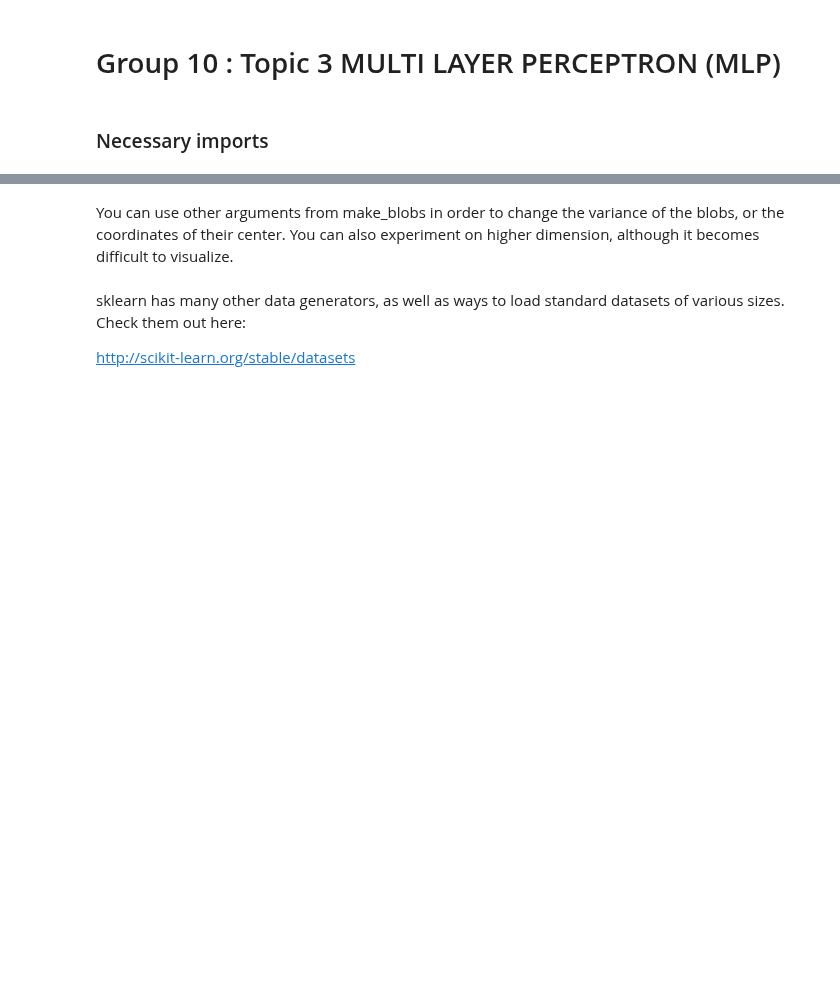
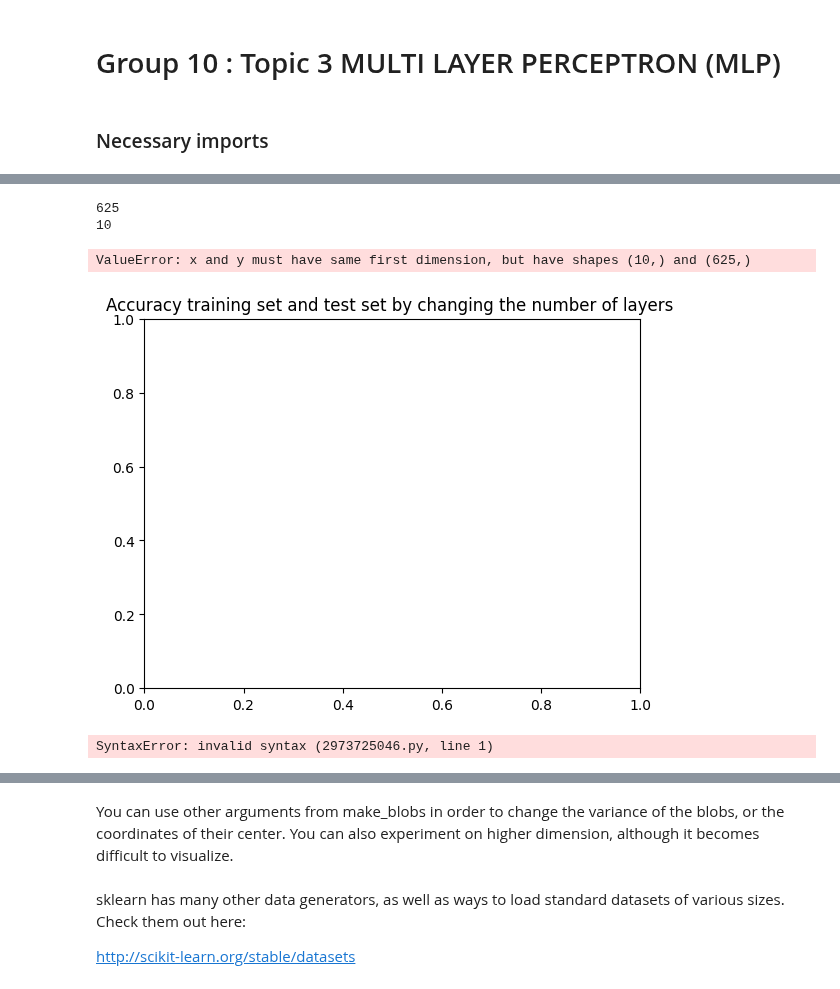
Before and after one commit to Gregsai/introduction-to-ai, a Jupyter notebook: session2/lab/Lab_2_Multi_Layer_Perceptron.ipynb, the cells around one changed output, grey strips where cells are left out. Drawn from its saved outputs; the diff is of its cells as text; code cells hidden in the pictures; blank space fills up the shorter version.

```diff
--- a/session2/lab/Lab_2_Multi_Layer_Perceptron.ipynb
+++ b/session2/lab/Lab_2_Multi_Layer_Perceptron.ipynb
@@ -66,0 +69,2 @@ plt.show()
+# %%
+x_train, x_test, y_train, y_test = train_test_split(x, y, test_size=0.2, random_state=0)
@@ -66,0 +145,72 @@ plt.show()
+# %%
+print(len(val_test))
+print(len(val_k))
+plt.title("Accuracy training set and test set by changing the number of layers ")
+plt.plot(val_k, val_test,'o-', label='test set')
+plt.plot(val_k,val_train,'o-', label='training set')
+plt.xscale('log')
+plt.xlabel('the number of layers ')
+plt.ylabel('Accuracy  training set and test set')
+plt.legend()
+plt.show()
+# %% [output]
+625
+10
+ValueError: x and y must have same first dimension, but have shapes (10,) and (625,)
+[figure, added]
+# %%
+val_test_long=np.array([0.605 0.77  0.88  0.89  0.93  0.935 0.945 0.945 0.92  0.94  0.95  0.945
+ 0.95  0.945 0.945 0.94  0.95  0.945 0.945 0.945 0.945 0.94  0.945 0.94
+ 0.945 0.205 0.855 0.875 0.945 0.95  0.95  0.945 0.95  0.945 0.945 0.95
+ 0.945 0.95  0.955 0.945 0.945 0.94  0.95  0.945 0.945 0.95  0.945 0.945
+ 0.945 0.945 0.38  0.855 0.95  0.96  0.945 0.95  0.95  0.945 0.94  0.95
+ 0.95  0.93  0.95  0.945 0.94  0.935 0.945 0.94  0.94  0.95  0.94  0.935
+ 0.93  0.94  0.94  0.18  0.21  0.915 0.855 0.945 0.95  0.935 0.94  0.93
+ 0.935 0.94  0.945 0.94  0.935 0.935 0.935 0.935 0.945 0.945 0.935 0.925
+ 0.945 0.93  0.945 0.935 0.205 0.21  0.88  0.18  0.94  0.94  0.93  0.94
+ 0.94  0.945 0.94  0.94  0.94  0.935 0.94  0.935 0.945 0.92  0.94  0.945
+ 0.935 0.94  0.935 0.935 0.925 0.175 0.175 0.89  0.9   0.945 0.945 0.935
+ 0.945 0.95  0.935 0.935 0.945 0.935 0.935 0.93  0.94  0.955 0.94  0.94
+ 0.925 0.94  0.94  0.945 0.935 0.93  0.175 0.18  0.945 0.88  0.945 0.915
+ 0.945 0.93  0.935 0.93  0.94  0.945 0.945 0.945 0.945 0.94  0.93  0.94
+ 0.935 0.94  0.93  0.95  0.935 0.925 0.93  0.21  0.205 0.61  0.88  0.945
+ 0.925 0.935 0.945 0.935 0.945 0.935 0.94  0.925 0.94  0.94  0.94  0.94
+ 0.95  0.93  0.94  0.945 0.93  0.925 0.94  0.95  0.21  0.175 0.935 0.175
+ 0.935 0.93  0.95  0.94  0.94  0.945 0.935 0.935 0.945 0.935 0.935 0.935
+ 0.945 0.935 0.925 0.93  0.95  0.93  0.93  0.93  0.935 0.18  0.18  0.905
+ 0.405 0.93  0.92  0.925 0.93  0.92  0.935 0.91  0.93  0.945 0.945 0.925
+ 0.935 0.935 0.93  0.935 0.91  0.935 0.94  0.93  0.91  0.93  0.175 0.175
+ 0.89  0.175 0.935 0.94  0.925 0.86  0.93  0.81  0.94  0.93  0.905 0.94
+ 0.95  0.935 0.955 0.93  0.915 0.93  0.925 0.945 0.93  0.93  0.93  0.18
+ 0.18  0.83  0.405 0.6   0.9   0.935 0.91  0.93  0.87  0.935 0.95  0.93
+ 0.935 0.935 0.94  0.945 0.93  0.935 0.925 0.945 0.925 0.895 0.8   0.94
+ 0.18  0.21  0.18  0.6   0.81  0.915 0.915 0.935 0.945 0.93  0.9   0.94
+ 0.915 0.875 0.93  0.945 0.49  0.935 0.925 0.935 0.93  0.94  0.87  0.94
+ 0.94  0.21  0.18  0.18  0.945 0.935 0.83  0.92  0.935 0.935 0.895 0.935
+ 0.925 0.925 0.925 0.865 0.9   0.925 0.87  0.925 0.94  0.94  0.935 0.925
+ 0.935 0.935 0.21  0.23  0.18  0.405 0.82  0.94  0.92  0.93  0.585 0.91
+ 0.935 0.865 0.845 0.94  0.915 0.915 0.92  0.93  0.93  0.935 0.93  0.93
+ 0.92  0.92  0.92  0.175 0.175 0.175 0.88  0.175 0.9   0.915 0.925 0.945
+ 0.935 0.935 0.93  0.935 0.93  0.905 0.64  0.93  0.84  0.93  0.94  0.89
+ 0.945 0.935 0.945 0.925 0.205 0.175 0.175 0.175 0.18  0.405 0.925 0.93
+ 0.175 0.935 0.86  0.915 0.175 0.76  0.825 0.935 0.925 0.945 0.875 0.915
+ 0.935 0.845 0.945 0.94  0.875 0.18  0.205 0.175 0.205 0.205 0.175 0.79
+ 0.935 0.175 0.175 0.865 0.91  0.88  0.935 0.89  0.175 0.93  0.93  0.925
+ 0.175 0.94  0.94  0.925 0.935 0.93  0.175 0.18  0.18  0.175 0.21  0.18
+ 0.745 0.175 0.175 0.18  0.92  0.175 0.905 0.91  0.405 0.175 0.93  0.925
+ 0.175 0.35  0.915 0.94  0.925 0.92  0.18  0.18  0.175 0.205 0.18  0.175
+ 0.175 0.18  0.175 0.175 0.175 0.175 0.93  0.175 0.18  0.18  0.175 0.175
+ 0.625 0.92  0.18  0.76  0.175 0.175 0.935 0.175 0.205 0.175 0.21  0.175
+ 0.175 0.175 0.175 0.175 0.175 0.175 0.175 0.405 0.18  0.69  0.175 0.175
+ 0.18  0.175 0.18  0.18  0.175 0.175 0.18  0.18  0.175 0.205 0.23  0.18
+ 0.175 0.175 0.21  0.175 0.175 0.175 0.175 0.175 0.175 0.175 0.18  0.18
+ 0.175 0.175 0.175 0.175 0.175 0.175 0.175 0.175 0.175 0.18  0.21  0.21
+ 0.175 0.175 0.175 0.175 0.175 0.175 0.175 0.18  0.18  0.18  0.175 0.175
+ 0.175 0.18  0.18  0.175 0.175 0.18  0.175 0.175 0.175 0.175 0.175 0.175
+ 0.175 0.175 0.18  0.175 0.175 0.18  0.175 0.175 0.18  0.18  0.175 0.18
+ 0.175 0.175 0.175 0.175 0.18  0.175 0.175 0.175 0.175 0.175 0.175 0.18
+ 0.175 0.18  0.175 0.175 0.175 0.175 0.175 0.175 0.175 0.175 0.175 0.175
+ 0.18  0.18  0.175 0.175 0.175 0.175 0.175 0.175 0.18  0.175 0.175 0.175
+ 0.18 ])
+# %% [output]
+SyntaxError: invalid syntax (2973725046.py, line 1)
```
Also changed, not shown: parts of 82 cells of this notebook.
